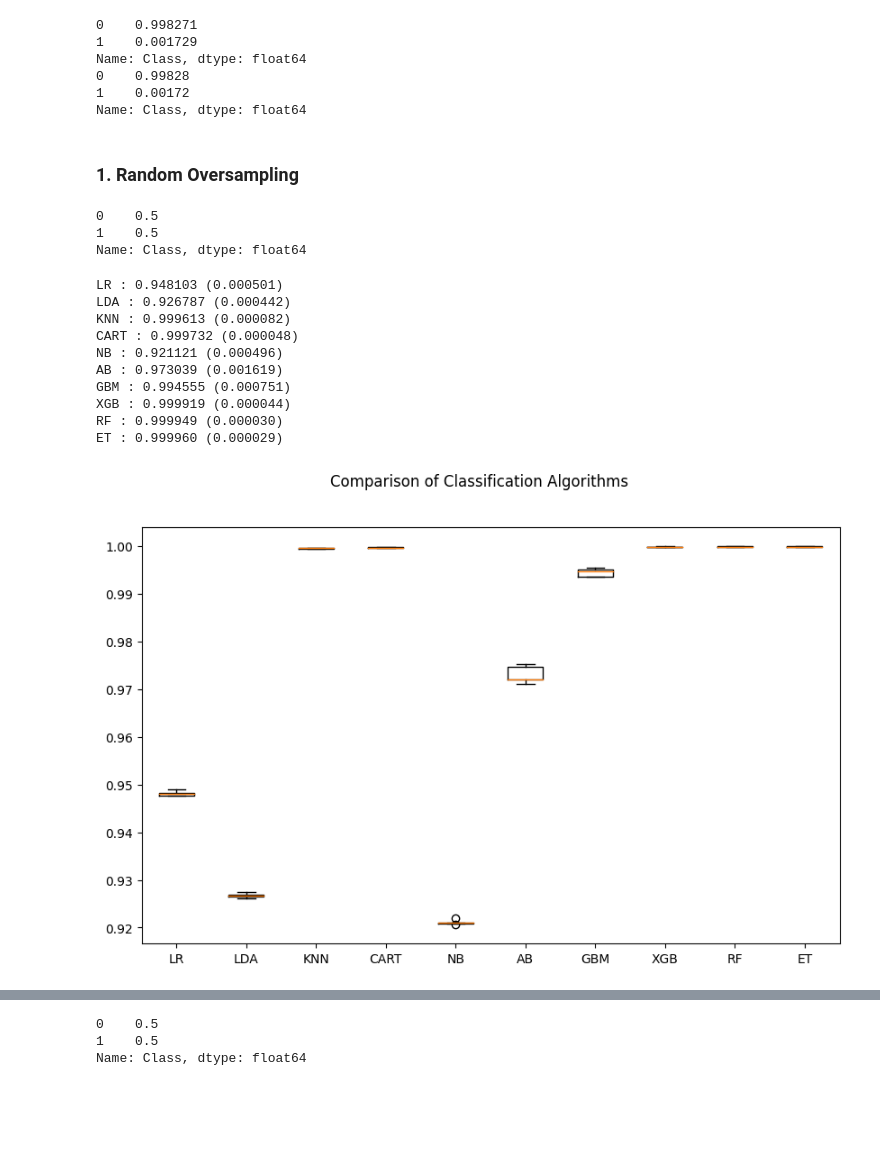
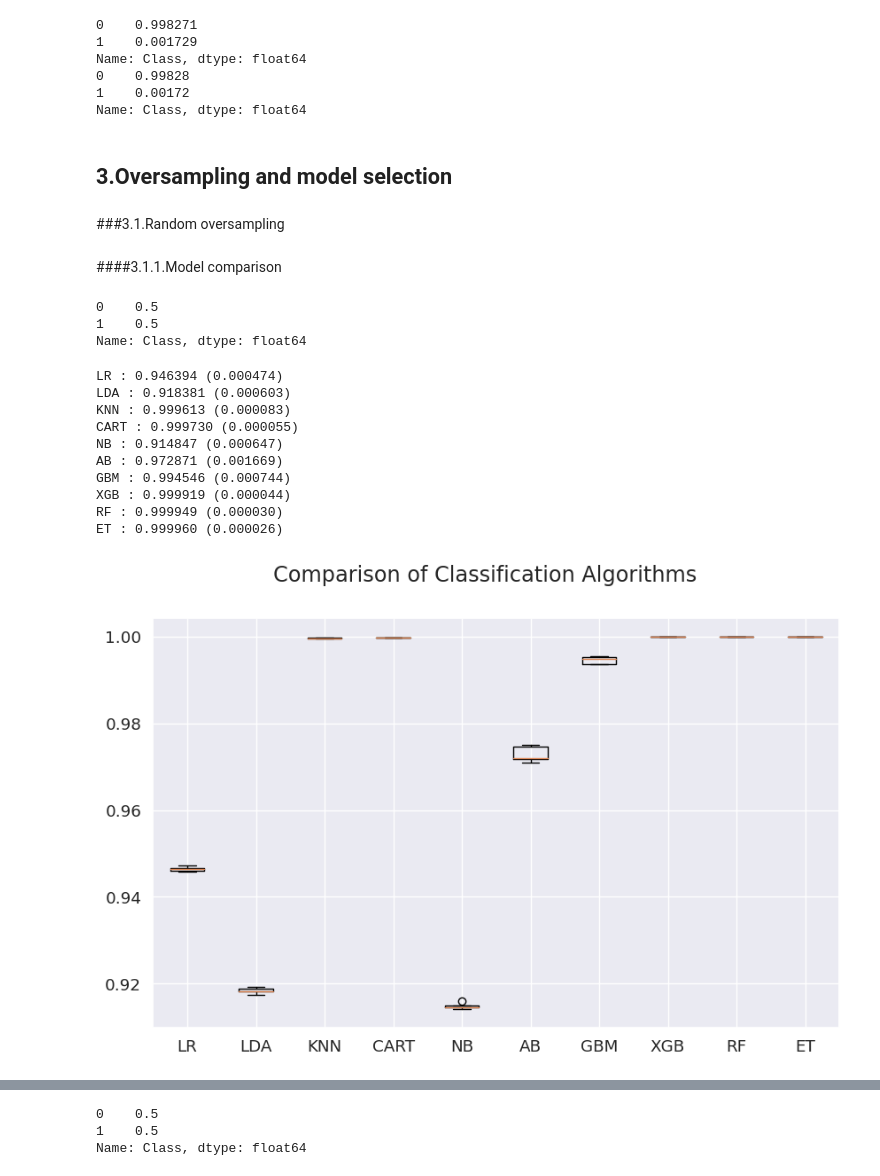
Before and after one commit to Freshbuilding/Credit_Card_Fraud_Detection, a Jupyter notebook: Fraud_prediction.ipynb, the cells around one changed output, grey strips where cells are left out. Drawn from its saved outputs; the diff is of its cells as text; code cells hidden in the pictures; blank space fills up the shorter version.

Commit message:
add more models

```diff
--- a/Fraud_prediction.ipynb
+++ b/Fraud_prediction.ipynb
@@ -180,8 +187,12 @@ Name: Class, dtype: float64
 0    0.99828
 1    0.00172
 Name: Class, dtype: float64
+# %% [markdown]
+## 3.Oversampling and model selection
 # %% [markdown]
-### 1. Random Oversampling
+###3.1.Random oversampling
+# %% [markdown]
+####3.1.1.Model comparison
 # %%
 #Random over sampling
 ros = RandomOverSampler(random_state=42)
@@ -212,40 +223,40 @@ models.append(('RF', RandomForestClassifier())) # Random forest
 models.append(('ET', ExtraTreesClassifier())) # Extra trees
 # %%
 # Test these learning classifier models in terms of F1-score
-scoring = 'precision_macro'
+scoring = 'f1_weighted'
 
 # Test options for classification
 num_folds = 5
 seed = 42
 
 # Test different models of classification
 results = []
 names = []
 
 for name, model in models:
     kfold = KFold(n_splits=num_folds, shuffle=True, random_state=seed)
     cv_results = cross_val_score(model, X_resampled, y_resampled, cv=kfold, scoring=scoring)
     results.append(cv_results)
     names.append(name)
     msg = "%s : %f (%f)" % (name, cv_results.mean(), cv_results.std()) # Display the name of the model, the mean and standard deviation of the cross-validation results
     print(msg)
 
 # Compare the algorithms
 fig = plt.figure(figsize=(10, 6))
 fig.suptitle('Comparison of Classification Algorithms')
 ax = fig.add_subplot(111)
 plt.boxplot(results)
 ax.set_xticklabels(names)
 plt.show()
 # %% [output]
-LR : 0.948103 (0.000501)
-LDA : 0.926787 (0.000442)
-KNN : 0.999613 (0.000082)
-CART : 0.999732 (0.000048)
-NB : 0.921121 (0.000496)
-AB : 0.973039 (0.001619)
-GBM : 0.994555 (0.000751)
+LR : 0.946394 (0.000474)
+LDA : 0.918381 (0.000603)
+KNN : 0.999613 (0.000083)
+CART : 0.999730 (0.000055)
+NB : 0.914847 (0.000647)
+AB : 0.972871 (0.001669)
+GBM : 0.994546 (0.000744)
 XGB : 0.999919 (0.000044)
 RF : 0.999949 (0.000030)
-ET : 0.999960 (0.000029)
+ET : 0.999960 (0.000026)
-[figure, old version]
+[figure, new version]
```
Also changed, not shown: parts of 20 cells of this notebook.
